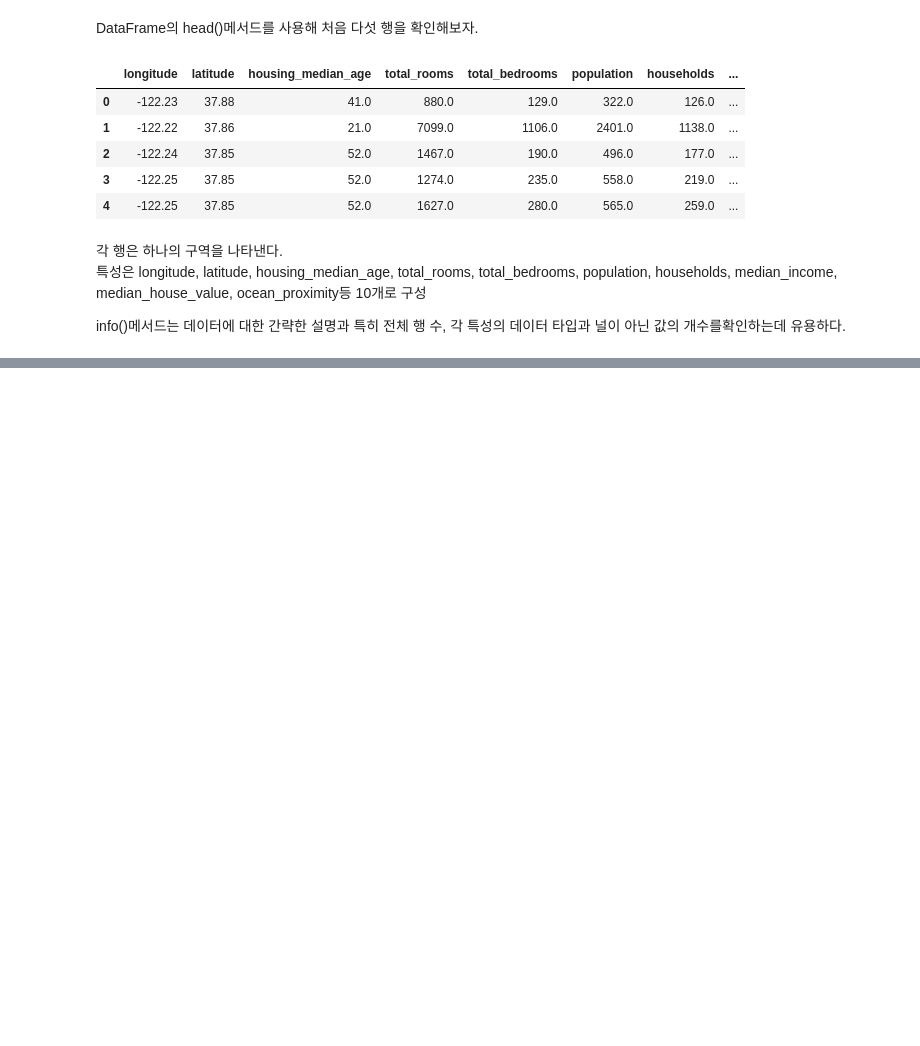
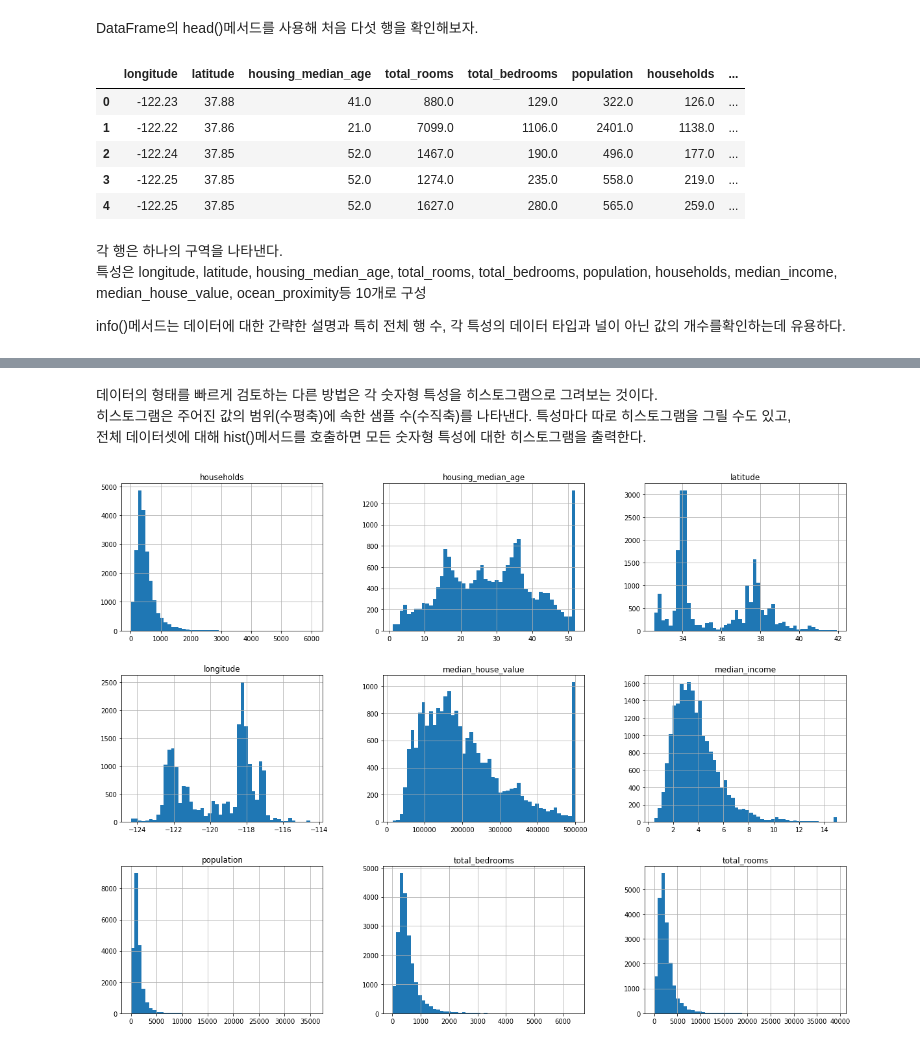
Before and after one commit to pervin0527/pervinco, a Jupyter notebook: hands_on_ml_2/chapter2.ipynb, the cells around one changed output, grey strips where cells are left out. Drawn from its saved outputs; the diff is of its cells as text; code cells hidden in the pictures; blank space fills up the shorter version.

```diff
--- a/hands_on_ml_2/chapter2.ipynb
+++ b/hands_on_ml_2/chapter2.ipynb
@@ -195,0 +258,11 @@ memory usage: 1.6+ MB
+# %% [markdown]
+데이터의 형태를 빠르게 검토하는 다른 방법은 각 숫자형 특성을 히스토그램으로 그려보는 것이다.
+히스토그램은 주어진 값의 범위(수평축)에 속한 샘플 수(수직축)를 나타낸다. 특성마다 따로 히스토그램을 그릴 수도 있고,
+전체 데이터셋에 대해 hist()메서드를 호출하면 모든 숫자형 특성에 대한 히스토그램을 출력한다.
+# %%
+%matplotlib inline
+import matplotlib.pyplot as plt
+housing.hist(bins=50, figsize=(20, 15))
+plt.show()
+# %% [output]
+[figure, added]
```
Also changed, not shown: parts of 17 cells of this notebook, 1 other file.
